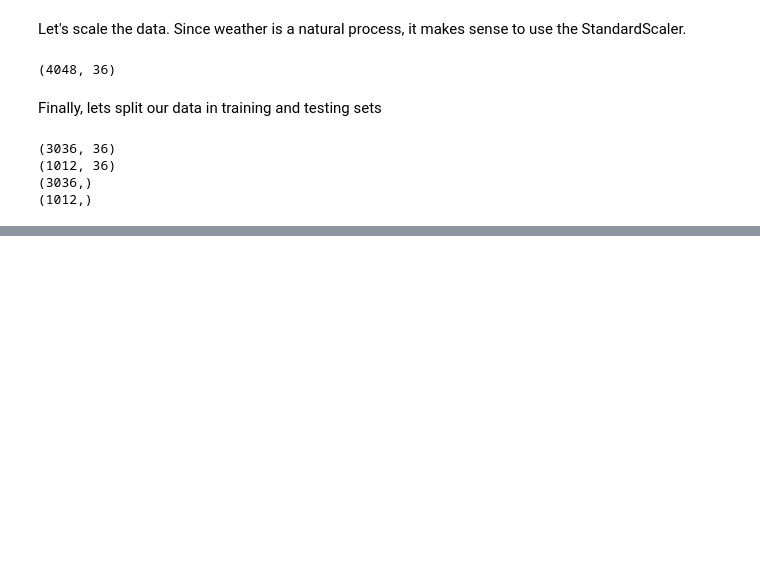
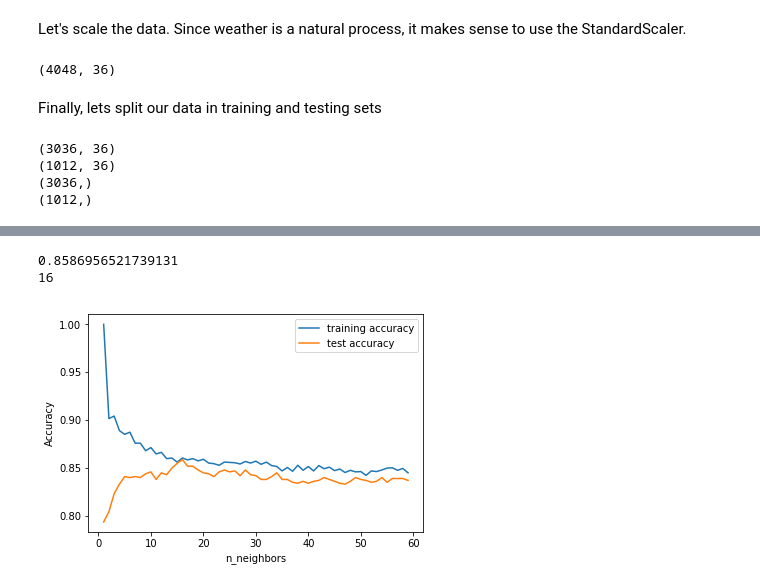
Before and after one commit to jeosadn/patrones, a Jupyter notebook: inv2/Inv-Corta-2.ipynb, the cells around one changed output, grey strips where cells are left out. Cells and saved outputs as stored; diff of their text form; code cells hidden in the pictures; blank space fills up the shorter version.

```diff
--- a/inv2/Inv-Corta-2.ipynb
+++ b/inv2/Inv-Corta-2.ipynb
@@ -133,0 +140,28 @@ print(y_test.shape)
+# %%
+from sklearn.neighbors import KNeighborsClassifier
+
+kn_training_accuracy = []
+kn_test_accuracy = []
+kn_range = range(1, 60)
+
+for i in kn_range:
+    kn = KNeighborsClassifier(n_neighbors=i)
+    kn.fit(X_train, y_train)
+    kn_training_accuracy.append(kn.score(X_train, y_train))
+    kn_test_accuracy.append(kn.score(X_test, y_test))
+
+plt.plot(kn_range, kn_training_accuracy, label="training accuracy")
+plt.plot(kn_range, kn_test_accuracy, label="test accuracy")
+plt.ylabel("Accuracy")
+plt.xlabel("n_neighbors")
+plt.legend()
+
+best_kn_accuracy = max(kn_test_accuracy)
+best_kn_index = kn_test_accuracy.index(best_kn_accuracy)
+best_kn = KNeighborsClassifier(n_neighbors=best_kn_index)
+print(best_kn_accuracy)
+print(kn_range[best_kn_index])
+# %% [output]
+0.8586956521739131
+16
+[figure, added]
```
Also changed, not shown: parts of 14 cells of this notebook, 1 other file.
